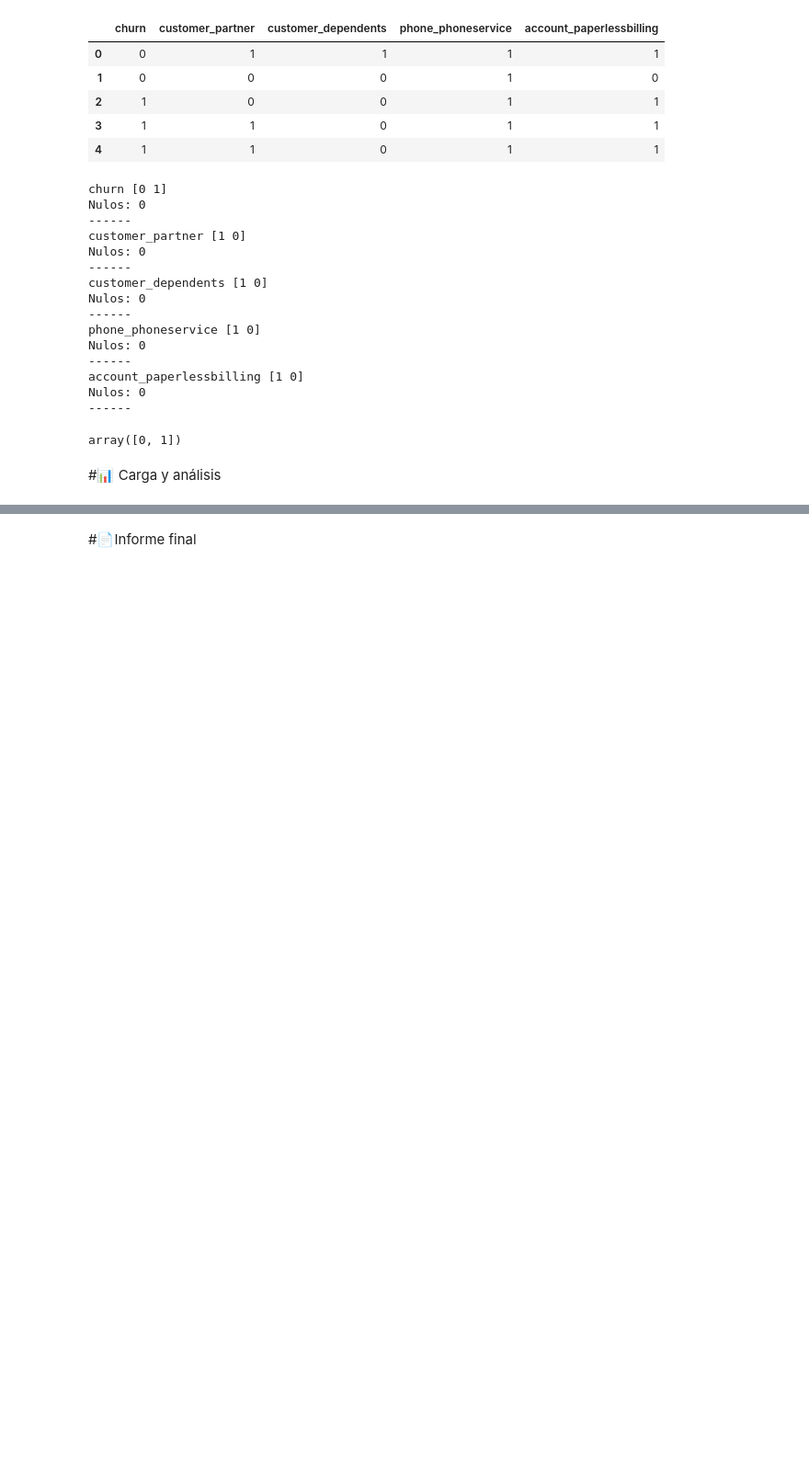
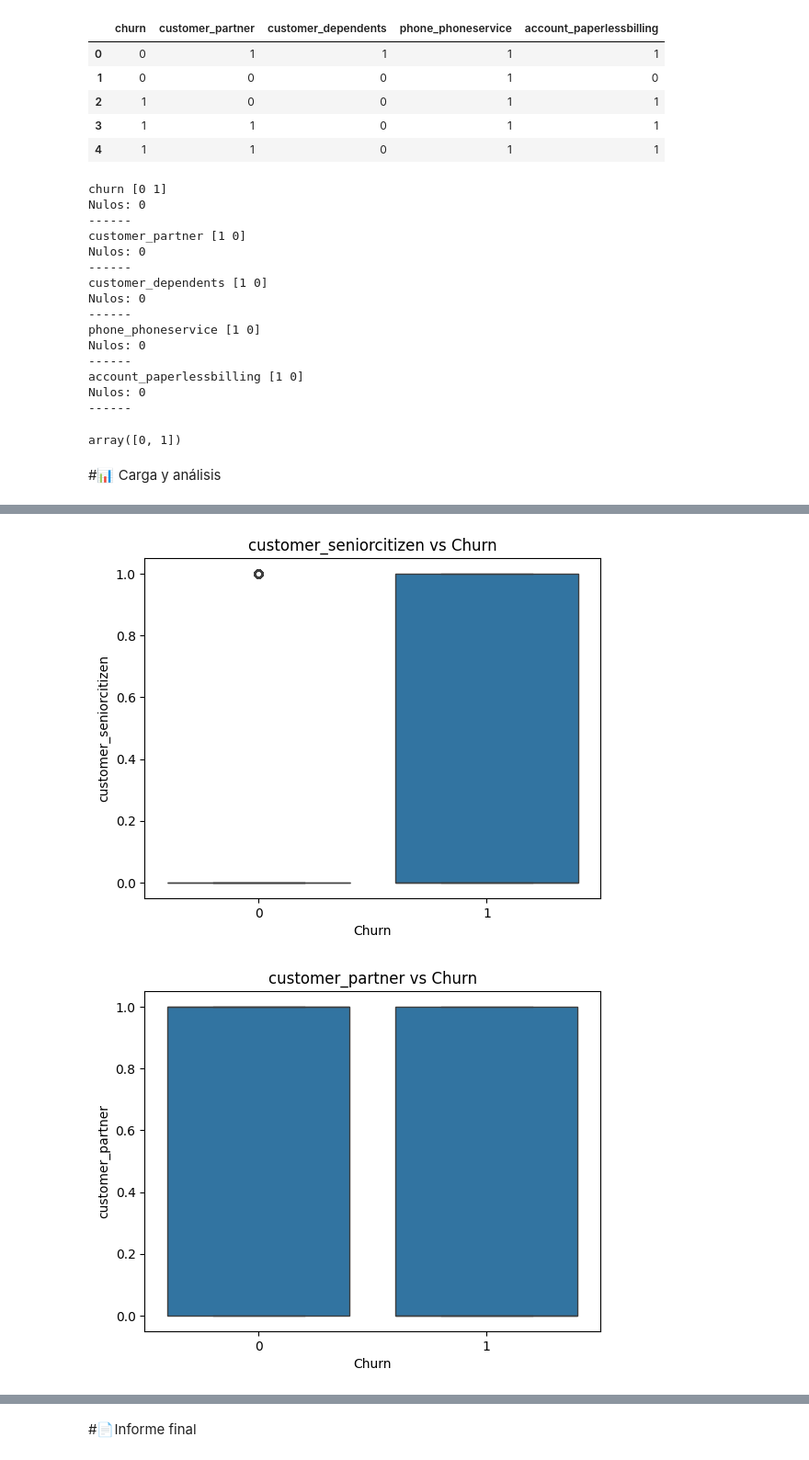
Before and after one commit to epjuarez/alura-challenge-telecomx, a Jupyter notebook: TelecomX_LATAM.ipynb, the cells around one changed output, grey strips where cells are left out. Shown at 92% size. Drawn from its saved outputs; the diff is of its cells as text; code cells hidden in the pictures; blank space fills up the shorter version.

```diff
--- a/TelecomX_LATAM.ipynb
+++ b/TelecomX_LATAM.ipynb
@@ -367,0 +452,7 @@ array([0, 1])
+# %%
+numeric_cols = df.select_dtypes(include=['int64', 'float64']).columns.tolist()
+
+if 'churn' in numeric_cols:
+    numeric_cols.remove('churn')
+
+numeric_cols
@@ -367,0 +469,13 @@ array([0, 1])
+# %%
+for col in numeric_cols:
+    plt.figure()
+    sns.boxplot(x='churn', y=col, data=df)
+
+    plt.title(f'{col} vs Churn')
+    plt.xlabel('Churn')
+    plt.ylabel(col)
+
+    plt.show()
+# %% [output]
+[figure, added]
+[figure, added]
```
Also changed, not shown: parts of 13 cells of this notebook.
